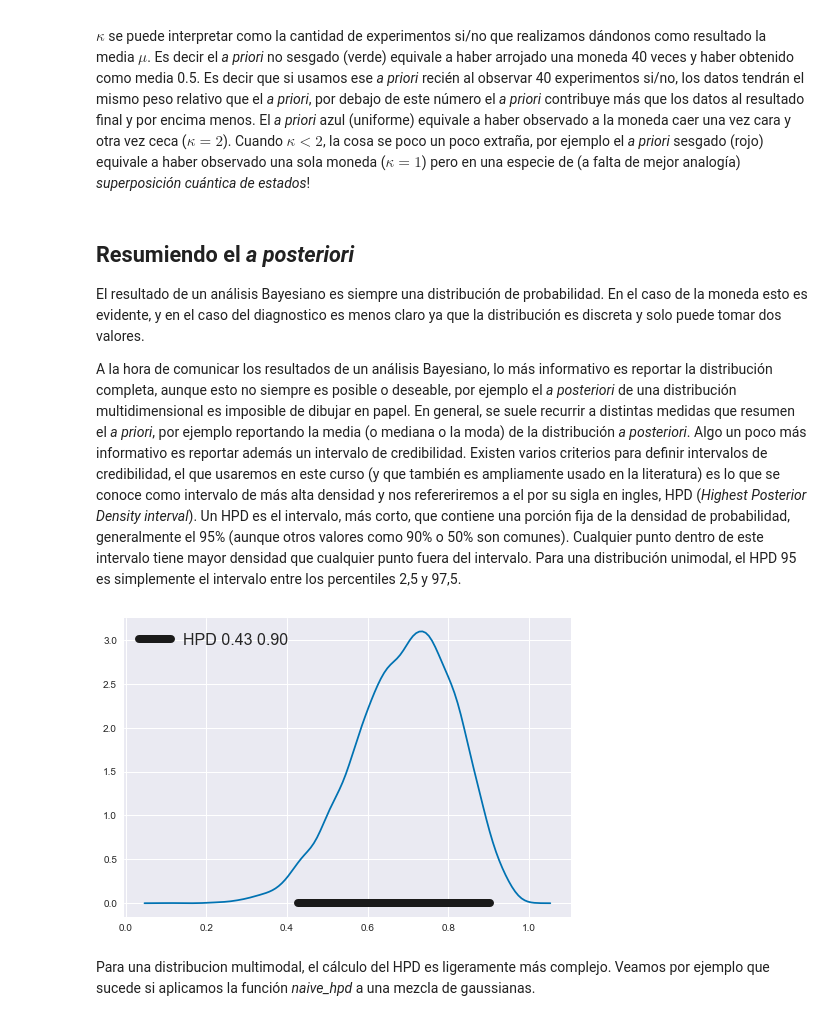
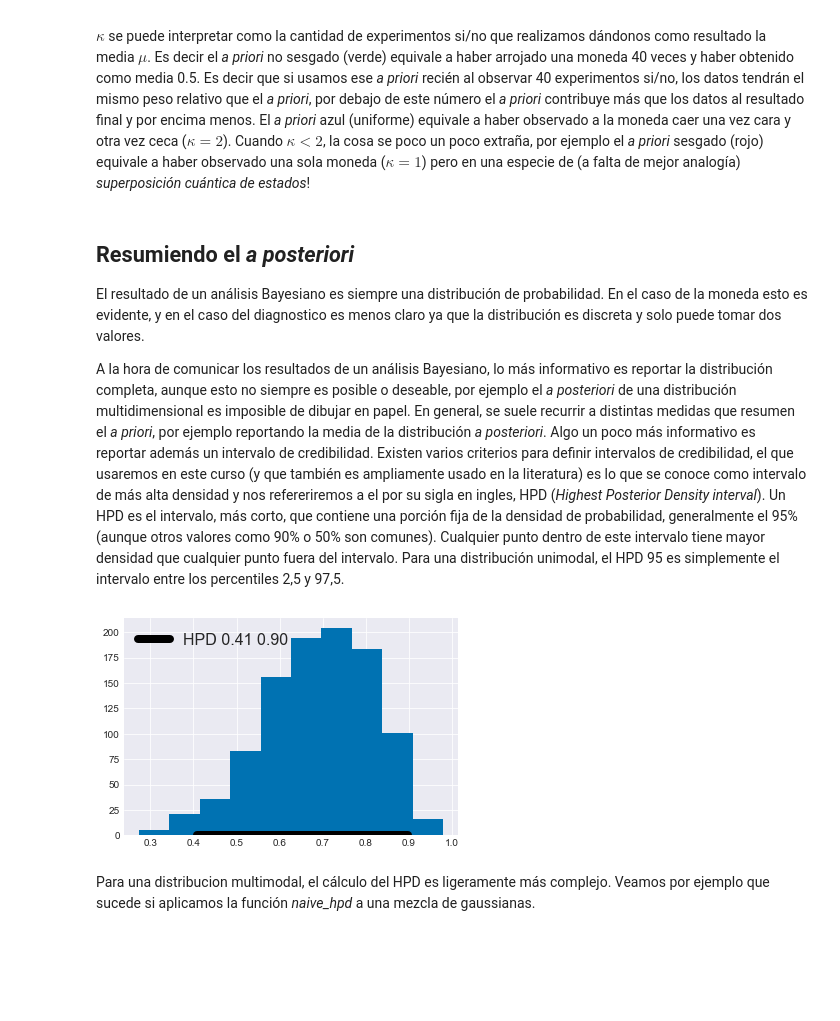
Before and after one commit to jmloyola/EBAD, a Jupyter notebook: 01_Teorema_de_Bayes_e_inferencia_estadística.ipynb, the cells around one changed output. Drawn from its saved outputs; the diff is of its cells as text; code cells hidden in the pictures; blank space fills up the shorter version.

```diff
--- a/01_Teorema_de_Bayes_e_inferencia_estadística.ipynb
+++ b/01_Teorema_de_Bayes_e_inferencia_estadística.ipynb
@@ -3,10 +3,9 @@
 import numpy as np
 from matplotlib import pyplot as plt
 import scipy.stats as stats
-import seaborn as sns
-palette = 'colorblind'
-sns.set_palette(palette); sns.set_color_codes(palette)
-from plot_post import plot_post  # una función distribuida con la notebook para graficar el a posteriori
+plt.style.use(['seaborn-colorblind', 'seaborn-darkgrid'])
+# una función distribuida con la notebook para graficar el a posteriori
+from plot_post import plot_post
 # %% [markdown]
 # Teorema de Bayes e inferencia estadística
 
@@ -375,19 +364,19 @@ $\kappa$ se puede interpretar como la cantidad de experimentos si/no que realiza
 
 El resultado de un análisis Bayesiano es siempre una distribución de probabilidad. En el caso de la moneda esto es evidente, y en el caso del diagnostico es menos claro ya que la distribución es discreta y solo puede tomar dos valores.
 
-A la hora de comunicar los resultados de un análisis Bayesiano, lo más informativo es reportar la distribución completa, aunque esto no siempre es posible o deseable, por ejemplo el _a posteriori_ de una distribución multidimensional es imposible de dibujar en papel. En general, se suele recurrir a distintas medidas que resumen el _a priori_, por ejemplo reportando la media (o mediana o la moda) de la distribución _a posteriori_. Algo un poco más informativo es reportar además un intervalo de credibilidad. Existen varios criterios para definir intervalos de credibilidad, el que usaremos en este curso (y que también es ampliamente usado en la literatura) es lo que se conoce como intervalo de más alta densidad y nos refereriremos a el por su sigla en ingles, HPD (_Highest Posterior Density interval_). Un HPD es el intervalo, más corto, que contiene una porción fija de la densidad de probabilidad, generalmente el 95% (aunque otros valores como 90% o 50% son comunes). Cualquier punto dentro de este intervalo tiene mayor densidad que cualquier punto fuera del intervalo. Para una distribución unimodal, el HPD 95 es simplemente el intervalo entre los percentiles 2,5 y 97,5.
+A la hora de comunicar los resultados de un análisis Bayesiano, lo más informativo es reportar la distribución completa, aunque esto no siempre es posible o deseable, por ejemplo el _a posteriori_ de una distribución multidimensional es imposible de dibujar en papel. En general, se suele recurrir a distintas medidas que resumen el _a priori_, por ejemplo reportando la media de la distribución _a posteriori_. Algo un poco más informativo es reportar además un intervalo de credibilidad. Existen varios criterios para definir intervalos de credibilidad, el que usaremos en este curso (y que también es ampliamente usado en la literatura) es lo que se conoce como intervalo de más alta densidad y nos refereriremos a el por su sigla en ingles, HPD (_Highest Posterior Density interval_). Un HPD es el intervalo, más corto, que contiene una porción fija de la densidad de probabilidad, generalmente el 95% (aunque otros valores como 90% o 50% son comunes). Cualquier punto dentro de este intervalo tiene mayor densidad que cualquier punto fuera del intervalo. Para una distribución unimodal, el HPD 95 es simplemente el intervalo entre los percentiles 2,5 y 97,5.
 # %%
-post = dist.rvs(9, 4, size=10000)  # un a posteriori sintético
+post = dist.rvs(9, 4, size=1000)  # un a posteriori sintético
 
 def naive_hpd(post):
-    sns.kdeplot(post)
+    plt.hist(post)
     HPD = np.percentile(post, [2.5, 97.5])
     plt.plot(HPD, [0, 0], label='HPD {:.2f} {:.2f}'.format(*HPD), linewidth=8, color='k')
     plt.legend(loc=2, fontsize=16);
 
 naive_hpd(post)
 # %% [output]
-[figure, old version]
+[figure, new version]
 # %% [markdown]
 Para una distribucion multimodal, el cálculo del HPD es ligeramente más complejo. Veamos por ejemplo que sucede si aplicamos la función *naive_hpd* a una mezcla de gaussianas.
 # %%
```
Also changed, not shown: parts of 13 cells of this notebook, 2 other files.
